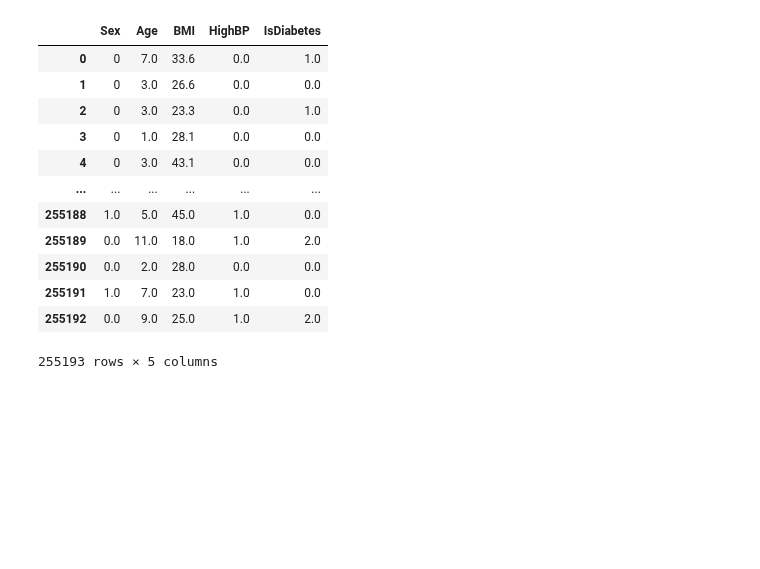
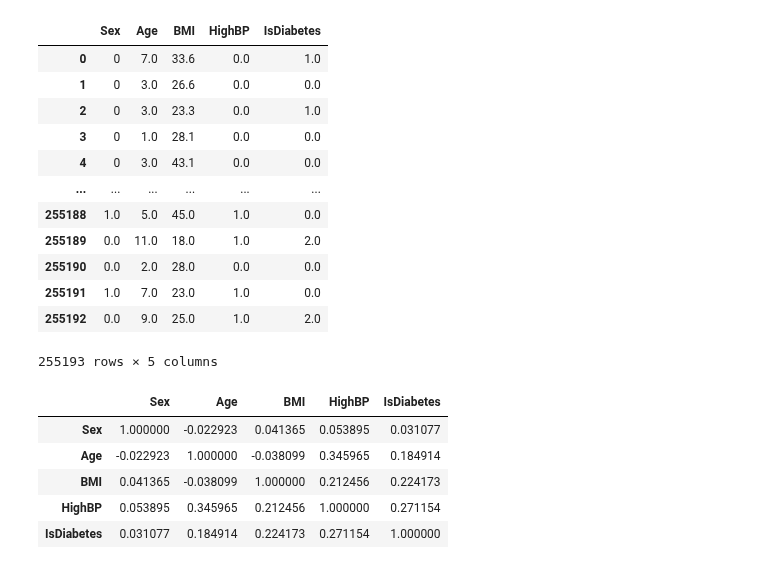
Before and after one commit to Rai1ag/Library, a Jupyter notebook: PJ_Итоговый проект/homework.ipynb, the cells around one changed output. Cells and saved outputs as stored; diff of their text form; code cells hidden in the pictures; blank space fills up the shorter version.

```diff
--- a/PJ_Итоговый проект/homework.ipynb
+++ b/PJ_Итоговый проект/homework.ipynb
@@ -671,3 +671,13 @@ final_data
 | 255191 | 1.0 | 7.0 | 23.0 | 1.0 | 0.0 |
 | 255192 | 0.0 | 9.0 | 25.0 | 1.0 | 2.0 |
 255193 rows × 5 columns
+# %%
+# Повторим наш анализ с получившимся датасетом:
+final_data.corr()
+# %% [output]
+|  | Sex | Age | BMI | HighBP | IsDiabetes |
+| Sex | 1.000000 | -0.022923 | 0.041365 | 0.053895 | 0.031077 |
+| Age | -0.022923 | 1.000000 | -0.038099 | 0.345965 | 0.184914 |
+| BMI | 0.041365 | -0.038099 | 1.000000 | 0.212456 | 0.224173 |
+| HighBP | 0.053895 | 0.345965 | 0.212456 | 1.000000 | 0.271154 |
+| IsDiabetes | 0.031077 | 0.184914 | 0.224173 | 0.271154 | 1.000000 |
```
Also changed, not shown: parts of 5 cells of this notebook.
